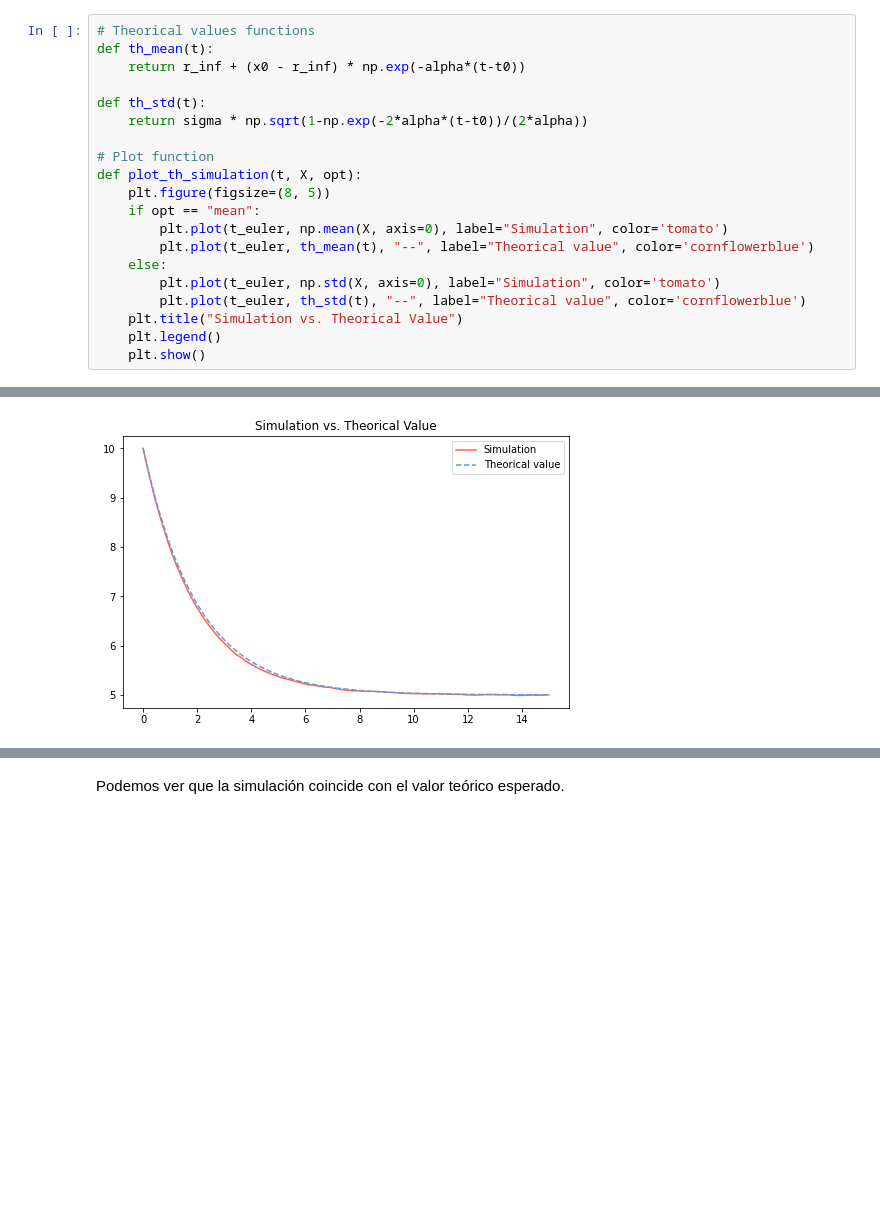
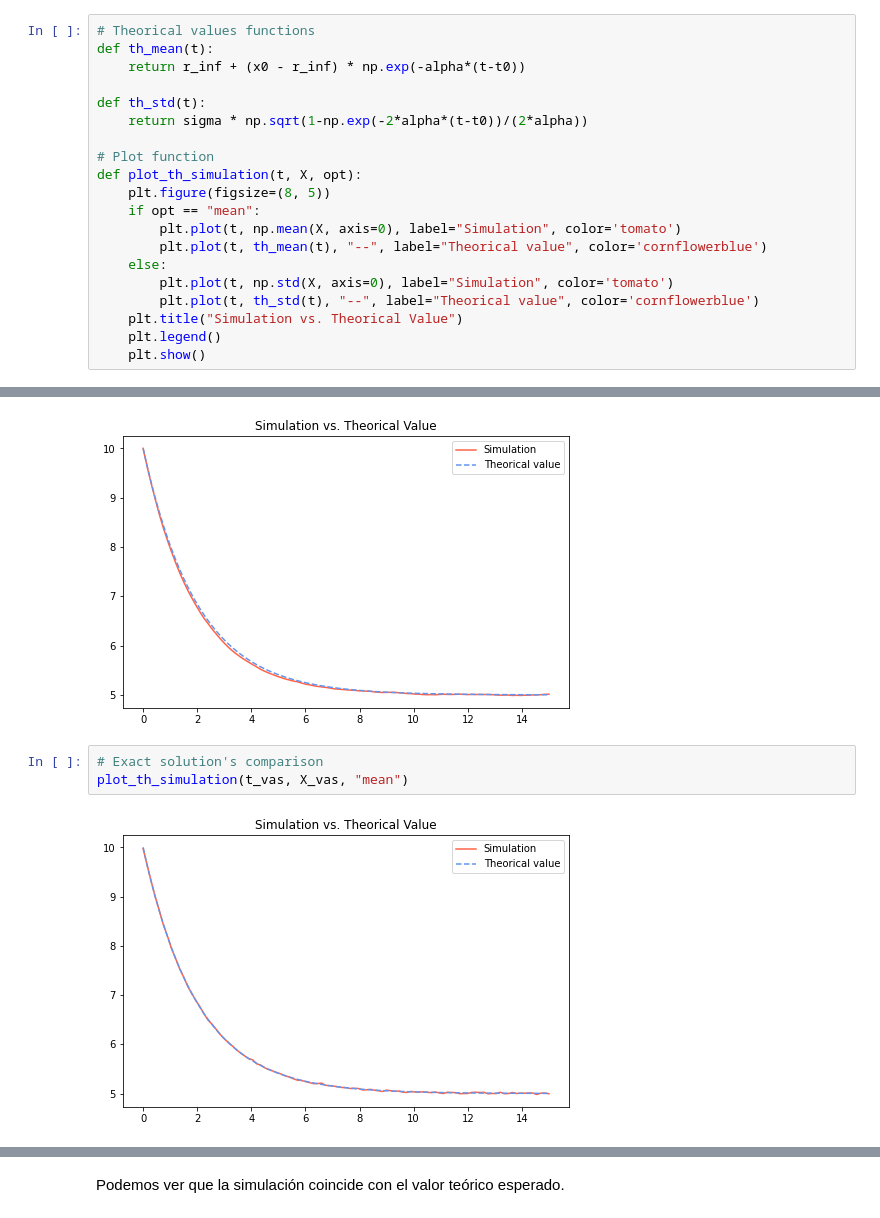
Before and after one commit to glorelvalle/g-mucd, a Jupyter notebook: pe/examen_valle_cano/examen_PE_2022_01_12/examen_ordinaria_PE_2020_2021_plantilla.ipynb, the cells around one changed output, grey strips where cells are left out. Drawn from its saved outputs; the diff is of its cells as text; blank space fills up the shorter version.

```diff
--- a/pe/examen_valle_cano/examen_PE_2022_01_12/examen_ordinaria_PE_2020_2021_plantilla.ipynb
+++ b/pe/examen_valle_cano/examen_PE_2022_01_12/examen_ordinaria_PE_2020_2021_plantilla.ipynb
@@ -428,11 +425,11 @@ def th_std(t):
 def plot_th_simulation(t, X, opt):
     plt.figure(figsize=(8, 5))
     if opt == "mean":
-        plt.plot(t_euler, np.mean(X, axis=0), label="Simulation", color='tomato')
-        plt.plot(t_euler, th_mean(t), "--", label="Theorical value", color='cornflowerblue')
+        plt.plot(t, np.mean(X, axis=0), label="Simulation", color='tomato')
+        plt.plot(t, th_mean(t), "--", label="Theorical value", color='cornflowerblue')
     else:
-        plt.plot(t_euler, np.std(X, axis=0), label="Simulation", color='tomato')
-        plt.plot(t_euler, th_std(t), "--", label="Theorical value", color='cornflowerblue')
+        plt.plot(t, np.std(X, axis=0), label="Simulation", color='tomato')
+        plt.plot(t, th_std(t), "--", label="Theorical value", color='cornflowerblue')
     plt.title("Simulation vs. Theorical Value")
     plt.legend()
     plt.show()
@@ -446,6 +443,11 @@ plot_th_simulation(t_euler, X_euler, "mean")
 plot_th_simulation(t_mils, X_milstein, "mean")
 # %% [output]
 [figure]
+# %%
+# Exact solution's comparison
+plot_th_simulation(t_vas, X_vas, "mean")
+# %% [output]
+[figure, added]
 # %%
 # Euler's comparison
 plot_th_simulation(t_euler, X_euler, "var")
```
Also changed, not shown: parts of 11 cells of this notebook.
